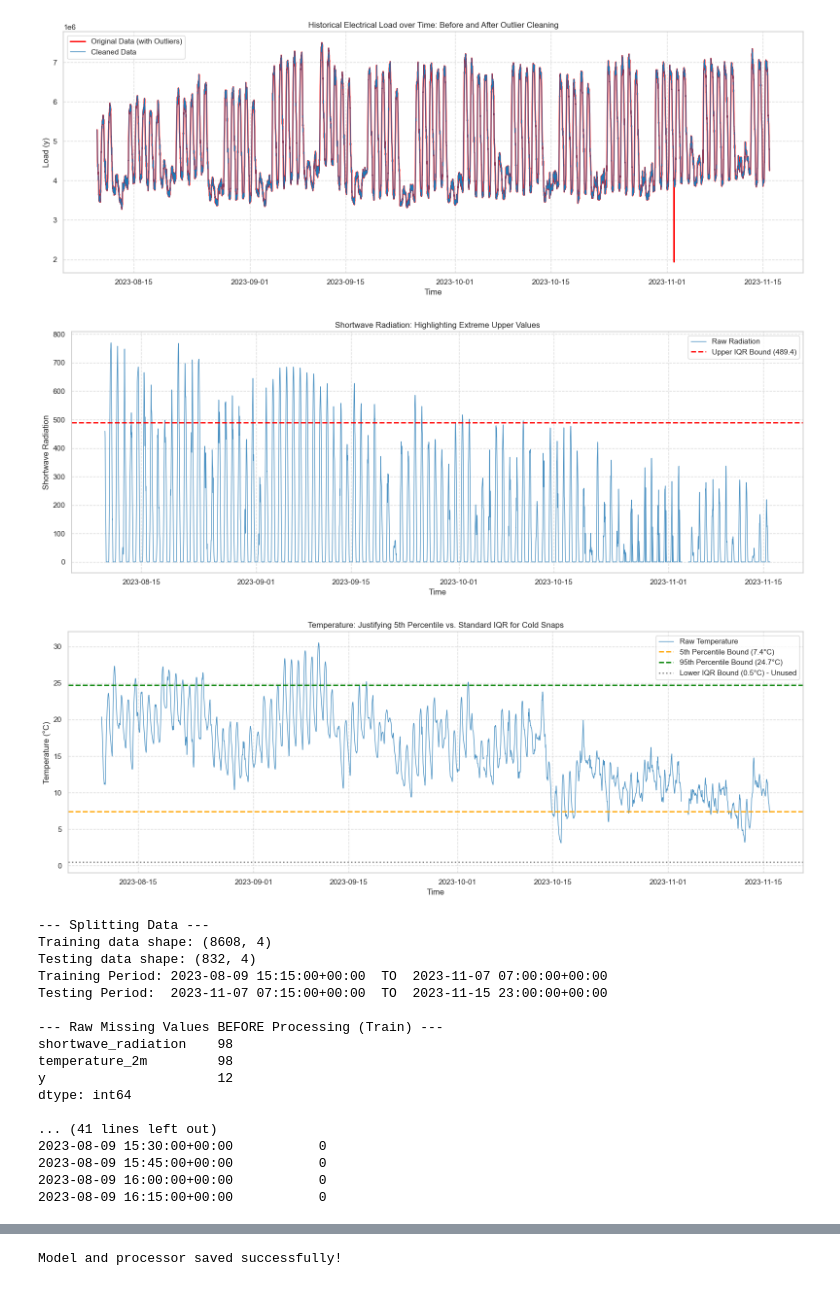
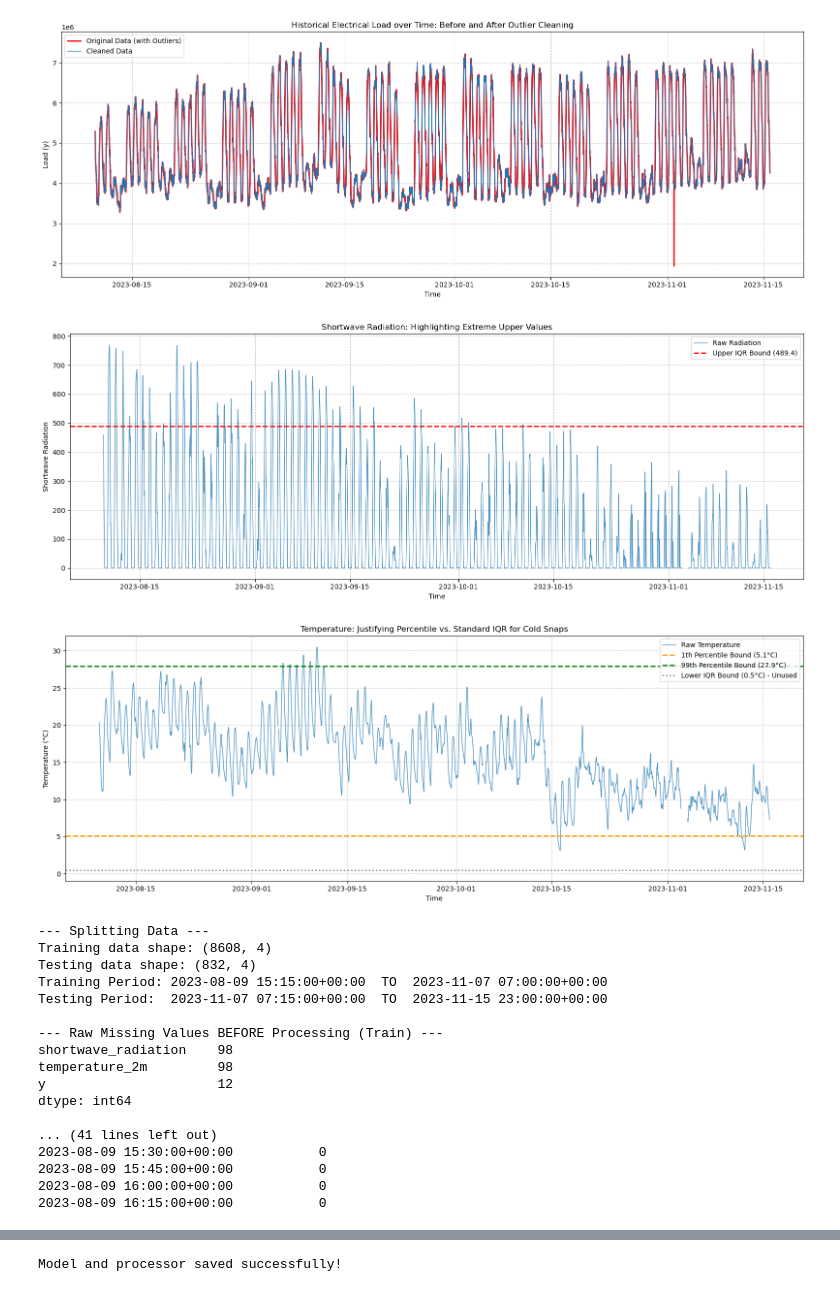
Before and after one commit to Caacaa47/forecast, a Jupyter notebook: solution.ipynb, the cells around one changed output, grey strips where cells are left out. Cells and saved outputs as stored; diff of their text form; code cells hidden in the pictures.

```diff
--- a/solution.ipynb
+++ b/solution.ipynb
@@ -213,6 +103,4 @@ def cv_score(model_class, folds, **model_kwargs):
 # %%
-# Test Code Execution
-# ==========================================
 if __name__ == "__main__":
 
     # 1. DATA INGESTION
@@ -222,7 +110,7 @@ if __name__ == "__main__":
     print("--- Parsing Data ---")
     raw_df = parse_json(payload)
 
-    # 2. EXPLORATORY DATA ANALYSIS (EDA) & TARGET VALIDATION
+    # EXPLORATORY DATA ANALYSIS (EDA) & TARGET VALIDATION
     print("\n--- Outlier Detection for Target Variable (y) ---")
     Y_MIN_THRESHOLD = 3000000
 
@@ -254,7 +142,7 @@ if __name__ == "__main__":
     plt.show()
 
     # WEATHER FEATURE ENGINEERING JUSTIFICATION PLOTS
-    # 1. Shortwave Radiation Plot (Upper IQR Flag)
+    # Shortwave Radiation Plot (Upper IQR Flag)
     q1_rad = raw_df['shortwave_radiation'].quantile(0.25)
     q3_rad = raw_df['shortwave_radiation'].quantile(0.75)
     rad_upper_bound = q3_rad + 1.5 * (q3_rad - q1_rad)
@@ -274,9 +162,9 @@ if __name__ == "__main__":
     plt.tight_layout()
     plt.show()
 
-    # 2. Temperature Plot (5th Percentile vs IQR)
-    temp_p05 = raw_df['temperature_2m'].quantile(0.05)
-    temp_p95 = raw_df['temperature_2m'].quantile(0.95)
+    # Temperature Plot (5th Percentile vs IQR)
+    temp_p01 = raw_df['temperature_2m'].quantile(0.01)
+    temp_p99 = raw_df['temperature_2m'].quantile(0.99)
     q1_temp = raw_df['temperature_2m'].quantile(0.25)
     q3_temp = raw_df['temperature_2m'].quantile(0.75)
     temp_lower_iqr = q1_temp - 1.5 * (q3_temp - q1_temp)
@@ -285,12 +173,12 @@ if __name__ == "__main__":
     plt.plot(raw_df.index, raw_df['temperature_2m'], color='#1f77b4', linewidth=1, label='Raw Temperature', alpha=0.8)
 
     # Draw the effective 5th percentile bound
-    plt.axhline(temp_p05, color='orange', linestyle='--', linewidth=2, label=f'5th Percentile Bound ({temp_p05:.1f}°C)')
-    plt.axhline(temp_p95, color='green', linestyle='--', linewidth=2, label=f'95th Percentile Bound ({temp_p95:.1f}°C)')
+    plt.axhline(temp_p01, color='orange', linestyle='--', linewidth=2, label=f'1th Percentile Bound ({temp_p01:.1f}°C)')
+    plt.axhline(temp_p99, color='green', linestyle='--', linewidth=2, label=f'99th Percentile Bound ({temp_p99:.1f}°C)')
     # Draw the ineffective IQR lower bound for visual justification
     plt.axhline(temp_lower_iqr, color='gray', linestyle=':', linewidth=2, label=f'Lower IQR Bound ({temp_lower_iqr:.1f}°C) - Unused')
 
-    plt.title("Temperature: Justifying 5th Percentile vs. Standard IQR for Cold Snaps")
+    plt.title("Temperature: Justifying Percentile vs. Standard IQR for Cold Snaps")
     plt.xlabel("Time")
     plt.ylabel("Temperature (°C)")
     plt.legend()
@@ -298,7 +186,7 @@ if __name__ == "__main__":
     plt.tight_layout()
     plt.show()
 
-    # 3. CHRONOLOGICAL SPLIT (No modifications to raw_df)
+    # CHRONOLOGICAL SPLIT (No modifications to raw_df)
     print("\n--- Splitting Data ---")
     train_raw, test_raw = train_test_split(raw_df, test_size=832, shuffle=False)
     print(f"Training data shape: {train_raw.shape}")
@@ -309,11 +197,11 @@ if __name__ == "__main__":
     print("\n--- Raw Missing Values BEFORE Processing (Train) ---")
     print(train_raw[['shortwave_radiation', 'temperature_2m', 'y']].isna().sum())
 
-    # 4. CROSS-VALIDATION FOLD PREPARATION
+    # CROSS-VALIDATION FOLD PREPARATION
     # Build the folds ONCE for your Bayesian Optimizer
     folds = build_cv_folds(train_raw, n_splits=3)
 
-    # 5. FINAL TEST SET PREPARATION
+    # FINAL TEST SET PREPARATION
     processor = DataProcessor()
     processor.fit(train_raw)
     train_clean = processor.transform(train_raw)
@@ -339,38 +227,64 @@ if __name__ == "__main__":
     plt.xticks(rotation=45, ha="right")
     plt.yticks(rotation=0)
     plt.tight_layout()
     plt.show()
 
-    # 7. FINAL ARRAYS FOR MODELING
+    # FINAL ARRAYS FOR MODELING
     X_train = train_clean.drop(columns=['y'])
     y_train = train_clean['y']
 
     X_test = test_clean.drop(columns=['y'])
     y_test = test_clean['y']
 
     # Scaling back the predictions to original units for metrics calculation
-    # NOTE: Ensure the index matches the location of 'y' in self.scale_cols inside DataProcessor
     y_idx = processor.scale_cols.index('y')
     y_std_watts = processor.scaler.scale_[y_idx]
     y_mean_watts = processor.scaler.mean_[y_idx]
 
     max_load_watts = train_raw['y'].max()
     max_load_kw = max_load_watts / 1000
+
+    # PREPARING STATSFORECAST DATAFRAMES (UNSCALED, NO CYCLICAL/HIST FEATURES)
+    y_test_kw = ((y_test * y_std_watts) + y_mean_watts) / 1000
+    # 1. Training Data (from raw unscaled data, trimming down to 3 features)
+    sf_train = pd.DataFrame({
+        'unique_id': 'simpl_energy_asset',
+        'ds': train_raw.index,
+        'y': train_raw['y'],
+        'temperature_2m': train_raw['temperature_2m'],
+        'shortwave_radiation': train_raw['shortwave_radiation']
+    })
+
+    # Clean missing/outliers directly on this raw dataframe
+    sf_train.loc[sf_train['y'] < Y_MIN_THRESHOLD, 'y'] = np.nan
+    sf_train['y'] = sf_train['y'].interpolate(method='linear').ffill().bfill()
+    sf_train['temperature_2m'] = sf_train['temperature_2m'].interpolate(method='linear').ffill().bfill()
+    sf_train['shortwave_radiation'] = sf_train['shortwave_radiation'].interpolate(method='linear').ffill().bfill()
+
+    # 2. Future Exogenous Data (Test Set - exact same 832 step window)
+    sf_future_exog = pd.DataFrame({
+        'unique_id': 'simpl_energy_asset',
+        'ds': test_raw.index,
+        'temperature_2m': test_raw['temperature_2m'],
+        'shortwave_radiation': test_raw['shortwave_radiation']
+    })
+    sf_future_exog['temperature_2m'] = sf_future_exog['temperature_2m'].interpolate(method='linear').ffill().bfill()
+    sf_future_exog['shortwave_radiation'] = sf_future_exog['shortwave_radiation'].interpolate(method='linear').ffill().bfill()
 # %% [output]
 --- Parsing Data ---
 Original Data Length (raw rows): 9440
 Length after enforcing 15-minute frequency: 9440
 
 --- Outlier Detection for Target Variable (y) ---
 Found 3 outlier(s) dropping below 3000000:
  - Timestamp: 2023-11-01 23:30:00+00:00 | Value: 1968000.0
  - Timestamp: 2023-11-01 23:45:00+00:00 | Value: 1936000.0
  - Timestamp: 2023-11-02 00:00:00+00:00 | Value: 1968000.0
 
 --- Plotting Full Historical Load (Before vs After) ---
-[figure, old version]
+[figure, new version]
-[figure, old version]
+[figure, new version]
-[figure, old version]
+[figure, new version]
 --- Splitting Data ---
 Training data shape: (8608, 4)
 Testing data shape: (832, 4)
```
Also changed, not shown: parts of 24 cells of this notebook.
